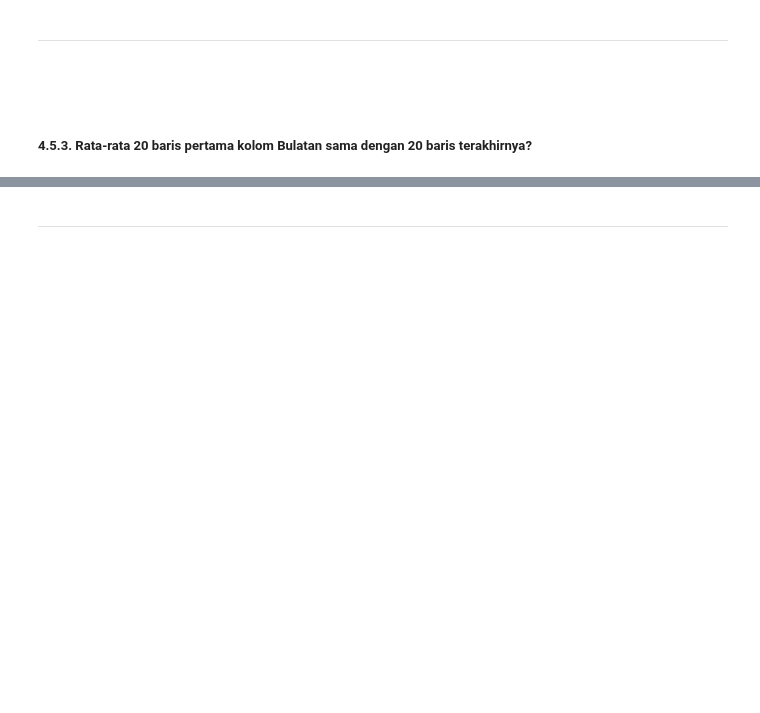
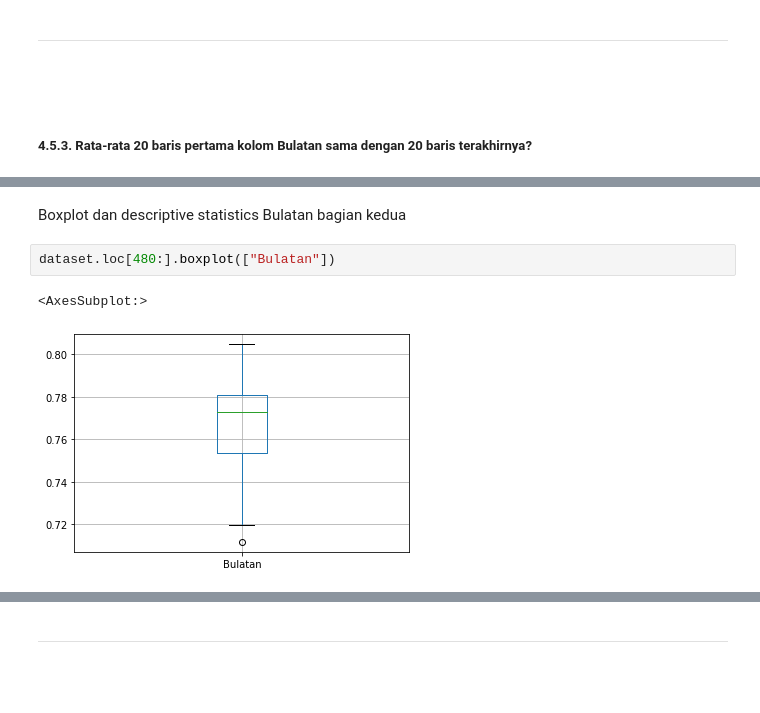
Before and after one commit to Lock1/IF2220-Probstat, a Jupyter notebook: TubesProbstat.ipynb, the cells around one changed output, grey strips where cells are left out. Saved outputs shown, nothing was run; the diff lists cells and outputs as text; blank space fills up the shorter version.

```diff
--- a/TubesProbstat.ipynb
+++ b/TubesProbstat.ipynb
@@ -1105,0 +1294,7 @@ TODO : Add
+# %% [markdown]
+Boxplot dan descriptive statistics Bulatan bagian kedua
+# %%
+dataset.loc[480:].boxplot(["Bulatan"])
+# %% [output]
+<AxesSubplot:>
+[figure, added]
```
Also changed, not shown: parts of 75 cells of this notebook, 2 other files.
